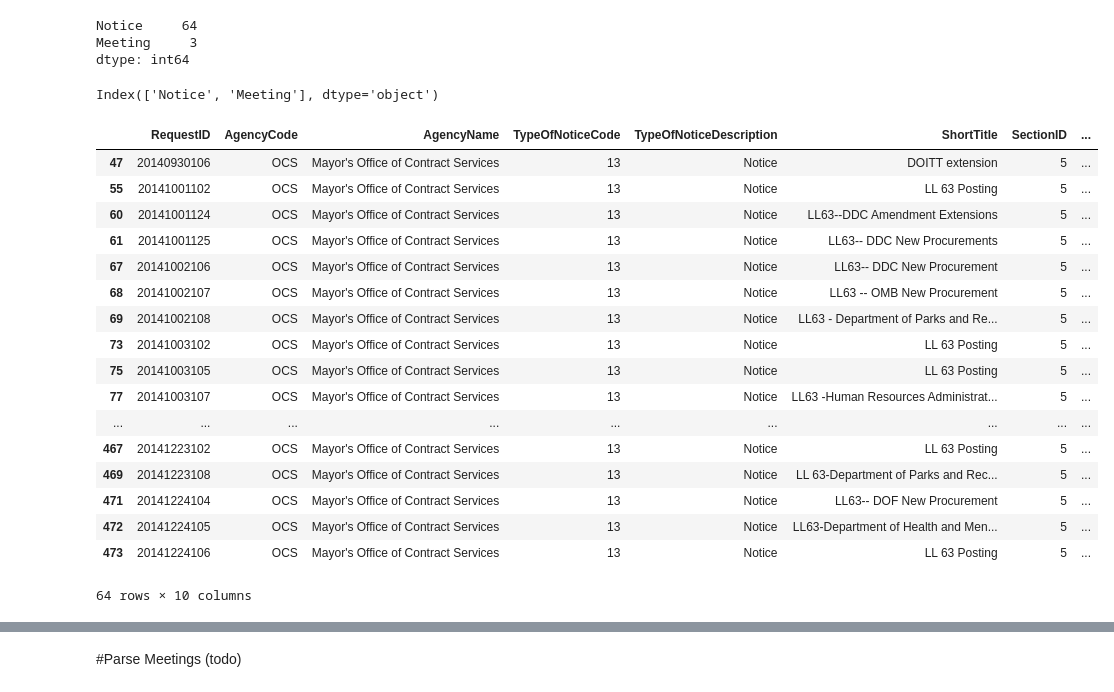
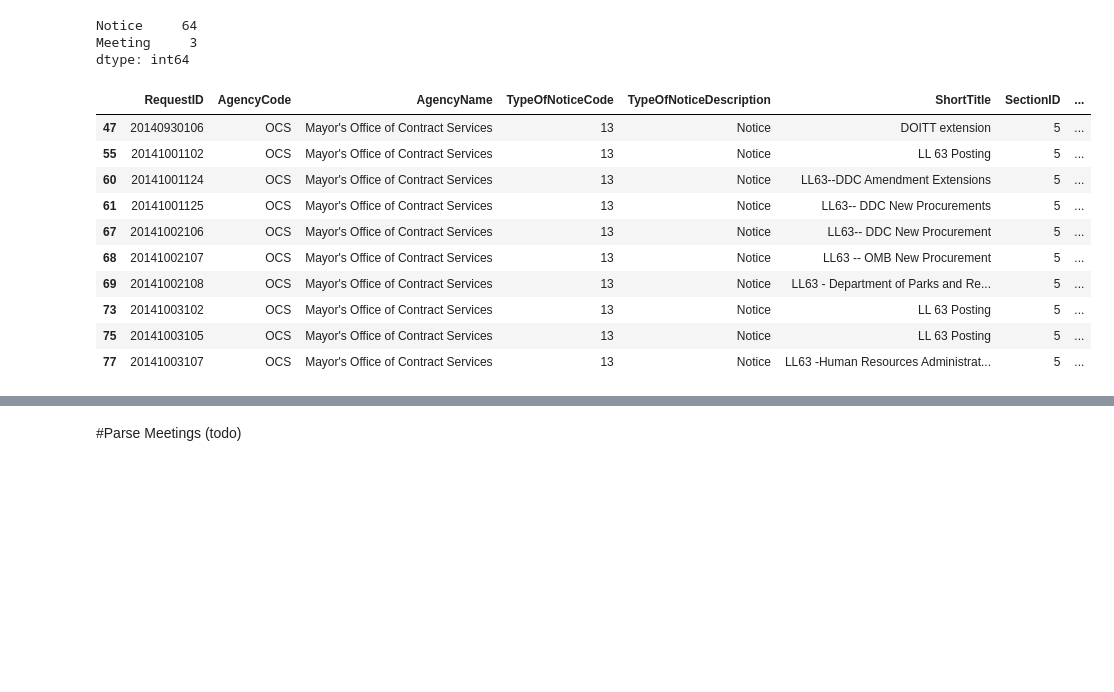
Before and after one commit to CityOfNewYork/CROL-Overview, a Jupyter notebook: Planned Implementation/code/parsing/procPublicationRequest.csv/Mayors_OCS-parsing.ipynb, the cells around one changed output, grey strips where cells are left out. Cells and saved outputs as stored; diff of their text form; code cells hidden in the pictures; blank space fills up the shorter version.

```diff
--- a/Planned Implementation/code/parsing/procPublicationRequest.csv/Mayors_OCS-parsing.ipynb
+++ b/Planned Implementation/code/parsing/procPublicationRequest.csv/Mayors_OCS-parsing.ipynb
@@ -41,36 +49,27 @@ fixed[mocs].TypeOfNoticeDescription.value_counts()
 Notice     64
 Meeting     3
 dtype: int64
-# %%
-fixed[mocs].TypeOfNoticeDescription.value_counts().keys()
-# %% [output]
-Index(['Notice', 'Meeting'], dtype='object')
 # %%
-cols = ['RequestID', 'AgencyCode', 'AgencyName',  'TypeOfNoticeCode', 'TypeOfNoticeDescription', 'ShortTitle', 'SectionID', 'SectionName', 'ConfirmationNumber', 'AdditionalDescription']
+cols = ['RequestID', 'AgencyCode', 'AgencyName',  'TypeOfNoticeCode',
+        'TypeOfNoticeDescription', 'ShortTitle', 'SectionID', 'SectionName',
+        'ConfirmationNumber', 'AdditionalDescription']
 fixed = fixed[cols]
 fixed = fixed[mocs]
 ad_notices = fixed[notices]
 ad_meetings = fixed[meets]
-ad_notices
+ad_notices.head(10)
 # %% [output]
 |  | RequestID | AgencyCode | AgencyName | TypeOfNoticeCode | TypeOfNoticeDescription | ShortTitle | SectionID | ... |
 | 47 | 20140930106 | OCS | Mayor's Office of Contract Services | 13 | Notice | DOITT extension | 5 | ... |
 | 55 | 20141001102 | OCS | Mayor's Office of Contract Services | 13 | Notice | LL 63 Posting | 5 | ... |
 | 60 | 20141001124 | OCS | Mayor's Office of Contract Services | 13 | Notice | LL63--DDC Amendment Extensions | 5 | ... |
 | 61 | 20141001125 | OCS | Mayor's Office of Contract Services | 13 | Notice | LL63-- DDC New Procurements | 5 | ... |
 | 67 | 20141002106 | OCS | Mayor's Office of Contract Services | 13 | Notice | LL63-- DDC New Procurement | 5 | ... |
 | 68 | 20141002107 | OCS | Mayor's Office of Contract Services | 13 | Notice | LL63 -- OMB New Procurement | 5 | ... |
 | 69 | 20141002108 | OCS | Mayor's Office of Contract Services | 13 | Notice | LL63 - Department of Parks and Re... | 5 | ... |
 | 73 | 20141003102 | OCS | Mayor's Office of Contract Services | 13 | Notice | LL 63 Posting | 5 | ... |
 | 75 | 20141003105 | OCS | Mayor's Office of Contract Services | 13 | Notice | LL 63 Posting | 5 | ... |
 | 77 | 20141003107 | OCS | Mayor's Office of Contract Services | 13 | Notice | LL63 -Human Resources Administrat... | 5 | ... |
-| ... | ... | ... | ... | ... | ... | ... | ... | ... |
-| 467 | 20141223102 | OCS | Mayor's Office of Contract Services | 13 | Notice | LL 63 Posting | 5 | ... |
-| 469 | 20141223108 | OCS | Mayor's Office of Contract Services | 13 | Notice | LL 63-Department of Parks and Rec... | 5 | ... |
-| 471 | 20141224104 | OCS | Mayor's Office of Contract Services | 13 | Notice | LL63-- DOF New Procurement | 5 | ... |
-| 472 | 20141224105 | OCS | Mayor's Office of Contract Services | 13 | Notice | LL63-Department of Health and Men... | 5 | ... |
-| 473 | 20141224106 | OCS | Mayor's Office of Contract Services | 13 | Notice | LL 63 Posting | 5 | ... |
-64 rows × 10 columns
 # %%
 def parse_notice(soup):
     ''' A record starts with:
```
Also changed, not shown: parts of 3 cells of this notebook.
